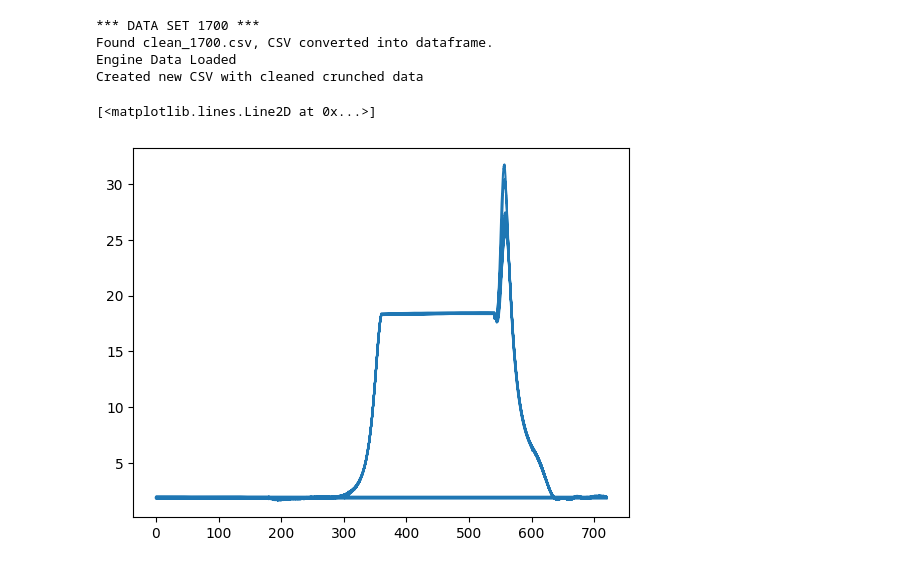
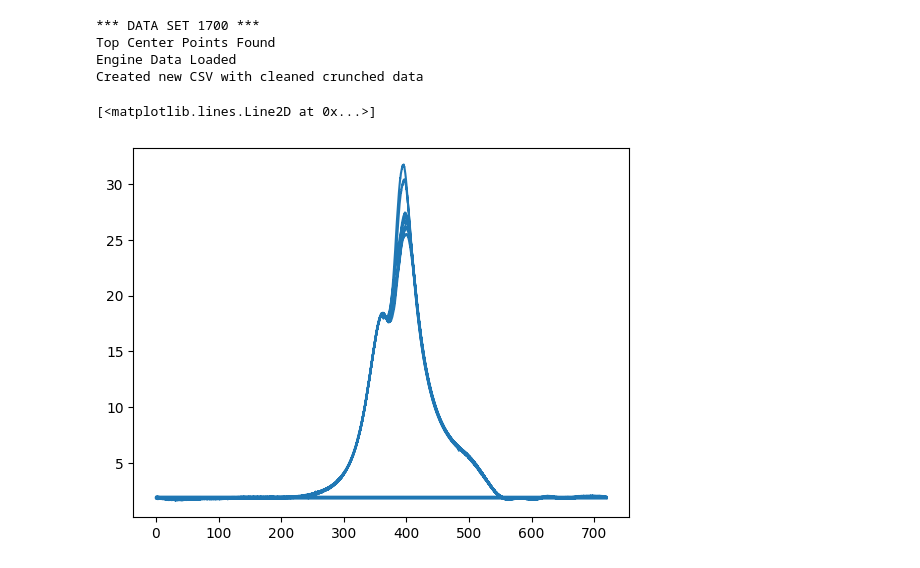
Before and after one commit to The-Josh-Chan/school_projects, a Jupyter notebook: MECH435_InternalComustionEngines/data_crunch.ipynb, the cells around one changed output. Saved outputs shown, nothing was run; the diff lists cells and outputs as text; code cells hidden in the pictures.

Commit message:
Edited data parse to get the right data

```diff
--- a/MECH435_InternalComustionEngines/data_crunch.ipynb
+++ b/MECH435_InternalComustionEngines/data_crunch.ipynb
@@ -13,8 +93,7 @@ except FileNotFoundError:
 # %%
 print("*** DATA SET 1700 ***")
-cd1700, data_cleaned = load_data("clean_1700.csv",'1700_001.txt')
-if data_cleaned == False:
-    cd1700 = clean_data(cd1700, 8, 9, 8, 0.2)
+cd1700 = pd.read_csv('1700_001.txt',  sep='\t', names=['time', 'crank_v', 'pressure_v'])
+cd1700_clean = get_rel_angs(cd1700, 9, 0.2)
 eng1_data = engine_df.iloc[0]
 load = eng1_data["Load"]
 espeed = eng1_data["Engine Speed (rpm)"]
@@ -24,15 +103,15 @@ time_2_leave = eng1_data["Time for 0.488 L of fuel to leave Burette (s)"]
 air_flow_rate = eng1_data["Air Flow Rate (CFM)"]
 air_in_temp = eng1_data["Air Intake Temperature (F)"]
 print('Engine Data Loaded')
-cd1700.to_csv('clean_1700.csv', index=False)
+cd1700_clean.to_csv('clean_1700.csv', index=False)
 print('Created new CSV with cleaned crunched data')
 # %% [output]
 *** DATA SET 1700 ***
-Found clean_1700.csv, CSV converted into dataframe.
+Top Center Points Found
 Engine Data Loaded
 Created new CSV with cleaned crunched data
 # %%
-plt.plot(cd1700['rel_crank_ang'], cd1700['pressure_bar'])
+plt.plot(cd1700_clean['rel_crank_ang'], cd1700_clean['pressure_bar'])
 # %% [output]
 [<matplotlib.lines.Line2D at 0x...>]
-[figure, old version]
+[figure, new version]
```
Also changed, not shown: parts of 11 cells of this notebook, 5 other files.
